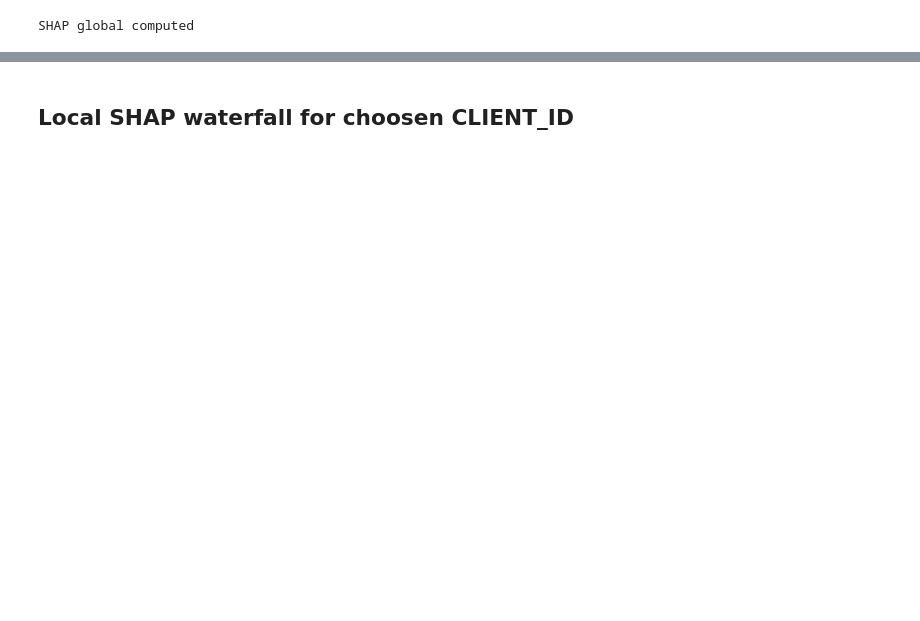
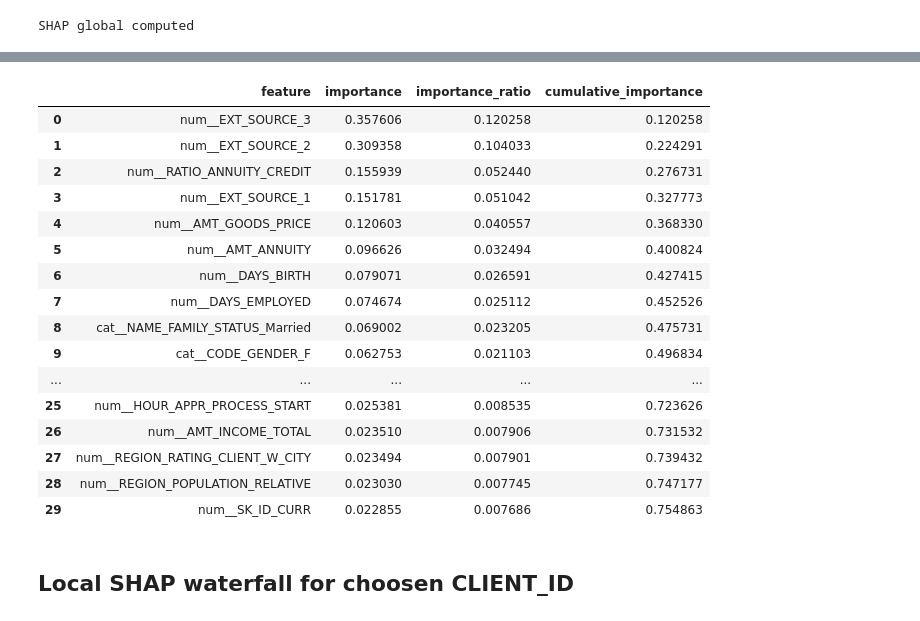
Before and after one commit to dabrivard19/ds_project_7_credit_scoring, a Jupyter notebook: notebooks/04_feature_importance.ipynb, the cells around one changed output, grey strips where cells are left out. Saved outputs shown, nothing was run; the diff lists cells and outputs as text; code cells hidden in the pictures; blank space fills up the shorter version.

```diff
--- a/notebooks/04_feature_importance.ipynb
+++ b/notebooks/04_feature_importance.ipynb
@@ -138,0 +148,62 @@ global_df.head(15)
+# %%
+import numpy as np
+import pandas as pd
+
+# Récupération des noms des features après preprocessing
+feature_names = pre.get_feature_names_out()
+
+# Cas classification binaire : SHAP peut retourner une liste [classe 0, classe 1]
+if isinstance(shap_bg, list):
+    shap_values_global = shap_bg[1]  # classe positive
+else:
+    shap_values_global = shap_bg
+
+# Si SHAP retourne un tableau 3D : (samples, features, classes)
+if len(shap_values_global.shape) == 3:
+    shap_values_global = shap_values_global[:, :, 1]
+
+# Importance globale SHAP = moyenne des valeurs absolues
+shap_importance = np.abs(shap_values_global).mean(axis=0)
+
+shap_importance_df = pd.DataFrame({
+    "feature": feature_names,
+    "importance": shap_importance
+})
+
+# Tri décroissant
+shap_importance_df = shap_importance_df.sort_values(
+    by="importance",
+    ascending=False
+).reset_index(drop=True)
+
+# Calcul importance relative et cumulée
+shap_importance_df["importance_ratio"] = (
+    shap_importance_df["importance"] / shap_importance_df["importance"].sum()
+)
+
+shap_importance_df["cumulative_importance"] = (
+    shap_importance_df["importance_ratio"].cumsum()
+)
+
+# Sélection des features couvrant 80%
+THRESHOLD = 0.80
+
+selected_features_80 = shap_importance_df[
+    shap_importance_df["cumulative_importance"] <= THRESHOLD
+]["feature"].tolist()
+
+# Ajouter la première feature qui dépasse 80%
+if len(selected_features_80) < len(shap_importance_df):
+    selected_features_80.append(
+        shap_importance_df.iloc[len(selected_features_80)]["feature"]
+    )
+
+print(f"Nombre de features retenues pour couvrir {THRESHOLD:.0%} de l'importance SHAP :")
+print(len(selected_features_80))
+
+print("\nFeatures sélectionnées :")
+for feature in selected_features_80:
+    print("-", feature)
+
+display(shap_importance_df.head(30))
+# %% [output]
@@ -139,3 +227,20 @@ global_df.head(15)
+|  | feature | importance | importance_ratio | cumulative_importance |
+| 0 | num__EXT_SOURCE_3 | 0.357606 | 0.120258 | 0.120258 |
+| 1 | num__EXT_SOURCE_2 | 0.309358 | 0.104033 | 0.224291 |
+| 2 | num__RATIO_ANNUITY_CREDIT | 0.155939 | 0.052440 | 0.276731 |
+| 3 | num__EXT_SOURCE_1 | 0.151781 | 0.051042 | 0.327773 |
+| 4 | num__AMT_GOODS_PRICE | 0.120603 | 0.040557 | 0.368330 |
+| 5 | num__AMT_ANNUITY | 0.096626 | 0.032494 | 0.400824 |
+| 6 | num__DAYS_BIRTH | 0.079071 | 0.026591 | 0.427415 |
+| 7 | num__DAYS_EMPLOYED | 0.074674 | 0.025112 | 0.452526 |
+| 8 | cat__NAME_FAMILY_STATUS_Married | 0.069002 | 0.023205 | 0.475731 |
+| 9 | cat__CODE_GENDER_F | 0.062753 | 0.021103 | 0.496834 |
+| ... | ... | ... | ... | ... |
+| 25 | num__HOUR_APPR_PROCESS_START | 0.025381 | 0.008535 | 0.723626 |
+| 26 | num__AMT_INCOME_TOTAL | 0.023510 | 0.007906 | 0.731532 |
+| 27 | num__REGION_RATING_CLIENT_W_CITY | 0.023494 | 0.007901 | 0.739432 |
+| 28 | num__REGION_POPULATION_RELATIVE | 0.023030 | 0.007745 | 0.747177 |
+| 29 | num__SK_ID_CURR | 0.022855 | 0.007686 | 0.754863 |
 # %% [markdown]
 ## Local SHAP waterfall for choosen CLIENT_ID
 # %%
```
Also changed, not shown: parts of 9 cells of this notebook, 11 other files.
